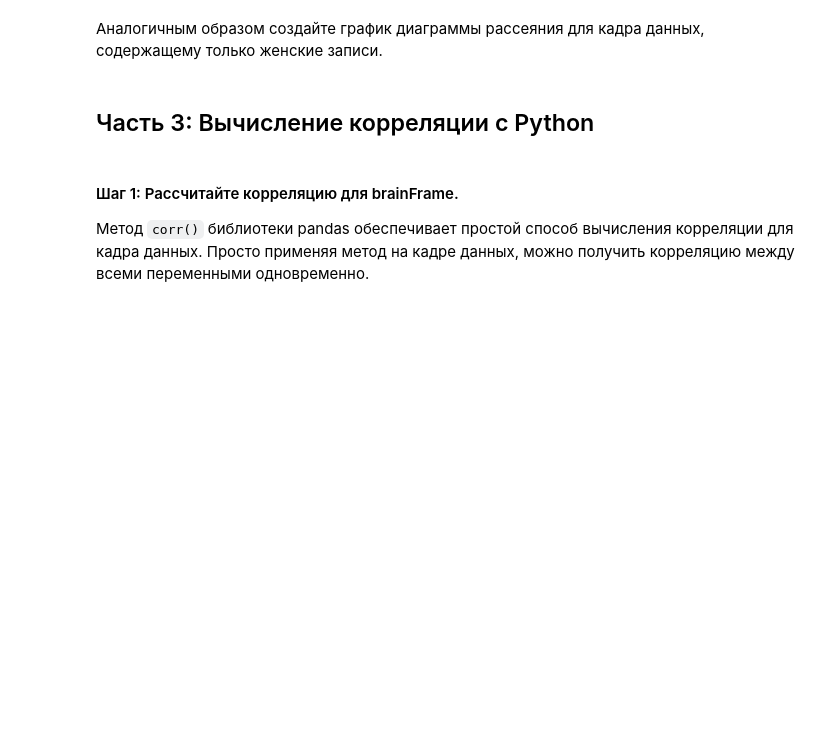
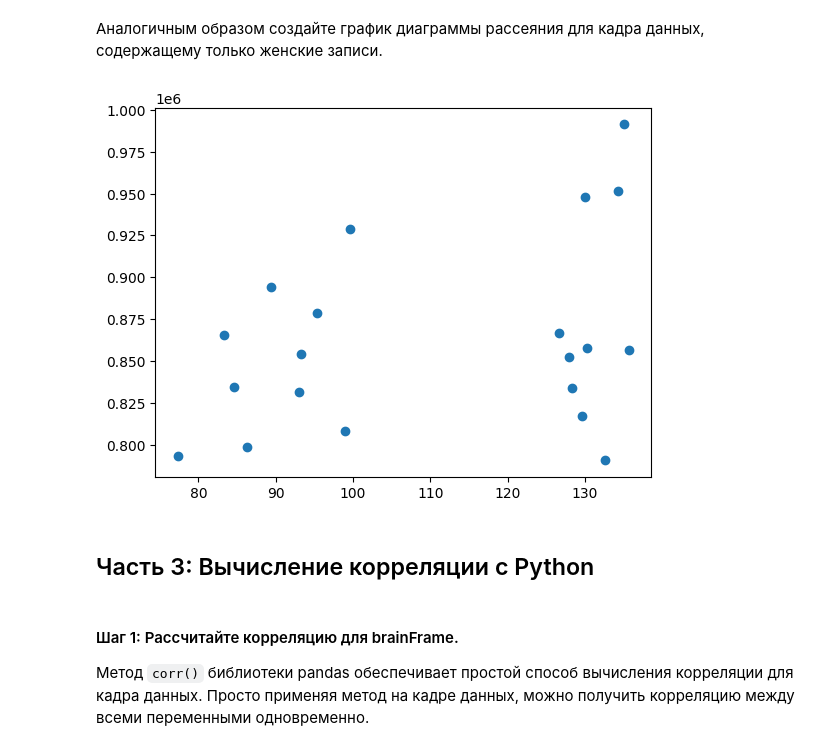
Before and after one commit to Southeast-Florida/lab2, a Jupyter notebook: correlation.ipynb, the cells around one changed output. Drawn from its saved outputs; the diff is of its cells as text; code cells hidden in the pictures; blank space fills up the shorter version.

```diff
--- a/correlation.ipynb
+++ b/correlation.ipynb
@@ -101,15 +157,12 @@ plt.show()
 # %%
 # Ячейка для кода № 7
 # Постройка графика диаграммы рассеяния для кадра данных с женскими записями
-# Ячейка для кода № 7
-# Постройка графика диаграммы рассеяния для кадра данных с женскими записями
-
-womenMeanSmarts = womenDf[["PIC", "FSIC", "VIC"]].mean(axis=1)
+womenMeanSmarts = womenDf[["PIQ", "FSIQ", "VIQ"]].mean(axis=1)
 plt.scatter(womenMeanSmarts, womenDf["MRI_Count"])
-plt.title("Диаграмма рассеяния: Средний интеллект vs Размер мозга (Женщины)")
-plt.xlabel("Средний показатель интеллекта")
-plt.ylabel("MRI Count (Размер мозга)")
 plt.show()
+%matplotlib inline
+# %% [output]
+[figure, added]
 # %% [markdown]
 ## Часть 3: Вычисление корреляции с Python
 # %% [markdown]
```
Also changed, not shown: parts of 14 cells of this notebook, 1 other file.
